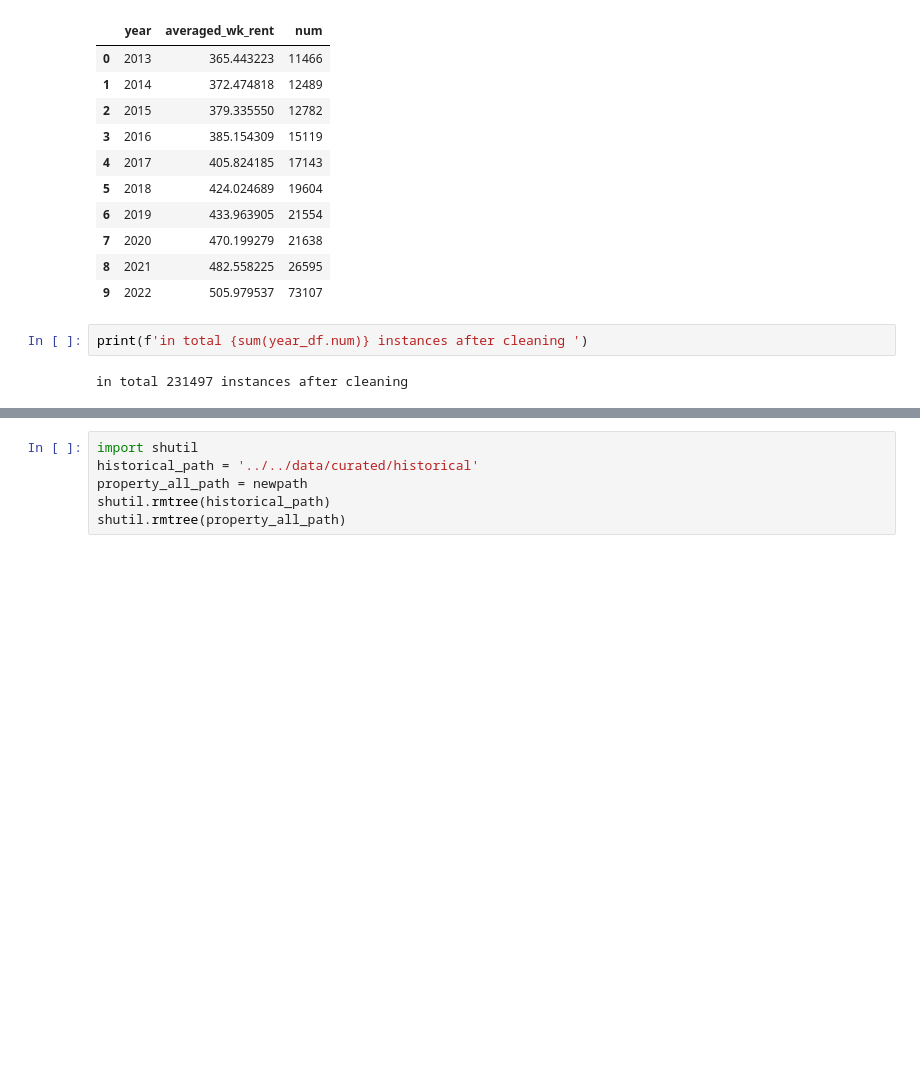
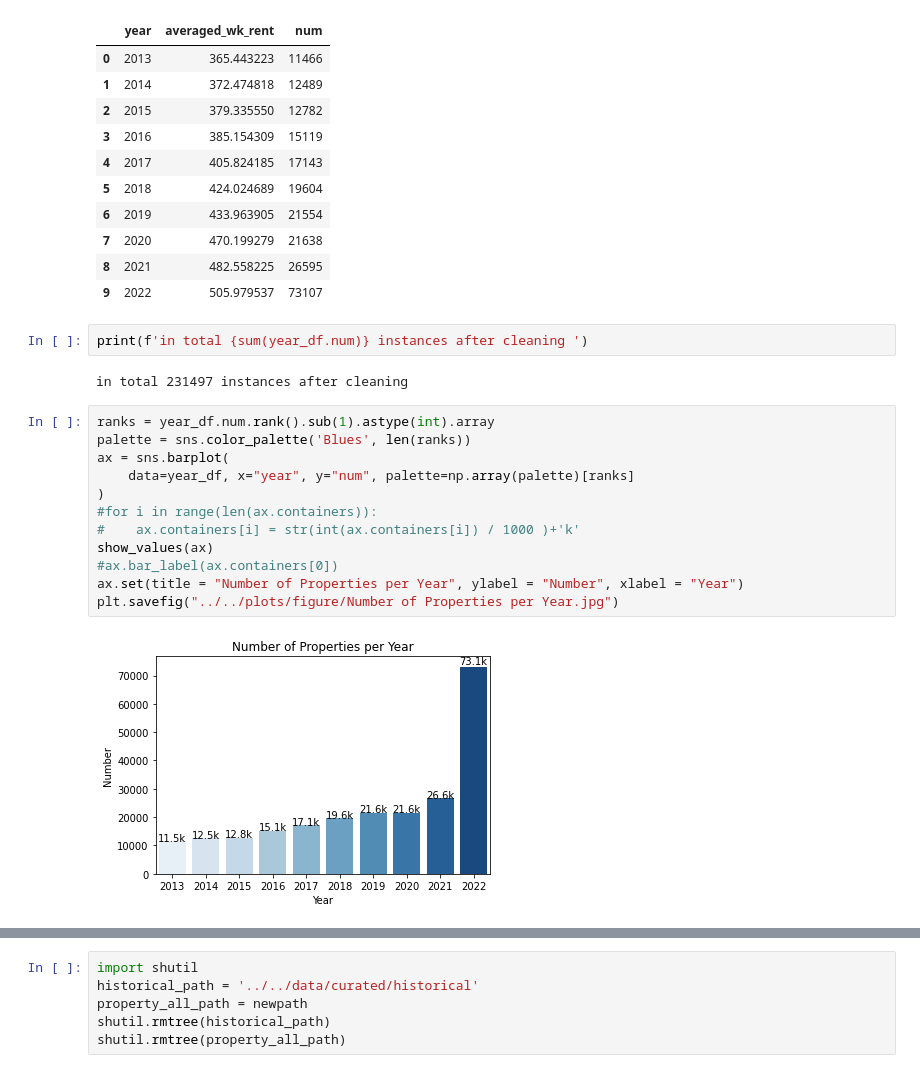
Before and after one commit to MAST30034-Applied-Data-Science/generic-real-estate-consulting-project-group-43, a Jupyter notebook: notebooks/Preprocessing/History_prepro.ipynb, the cells around one changed output, grey strips where cells are left out. Cells and saved outputs as stored; diff of their text form; blank space fills up the shorter version.

```diff
--- a/notebooks/Preprocessing/History_prepro.ipynb
+++ b/notebooks/Preprocessing/History_prepro.ipynb
@@ -366,3 +636,17 @@ year_df
 print(f'in total {sum(year_df.num)} instances after cleaning ')
 # %% [output]
 in total 231497 instances after cleaning
+# %%
+ranks = year_df.num.rank().sub(1).astype(int).array
+palette = sns.color_palette('Blues', len(ranks))
+ax = sns.barplot(
+    data=year_df, x="year", y="num", palette=np.array(palette)[ranks]
+)
+#for i in range(len(ax.containers)):
+#    ax.containers[i] = str(int(ax.containers[i]) / 1000 )+'k'
+show_values(ax)
+#ax.bar_label(ax.containers[0])
+ax.set(title = "Number of Properties per Year", ylabel = "Number", xlabel = "Year")
+plt.savefig("../../plots/figure/Number of Properties per Year.jpg")
+# %% [output]
+[figure, added]
```
Also changed, not shown: parts of 36 cells of this notebook, 11 other files.
